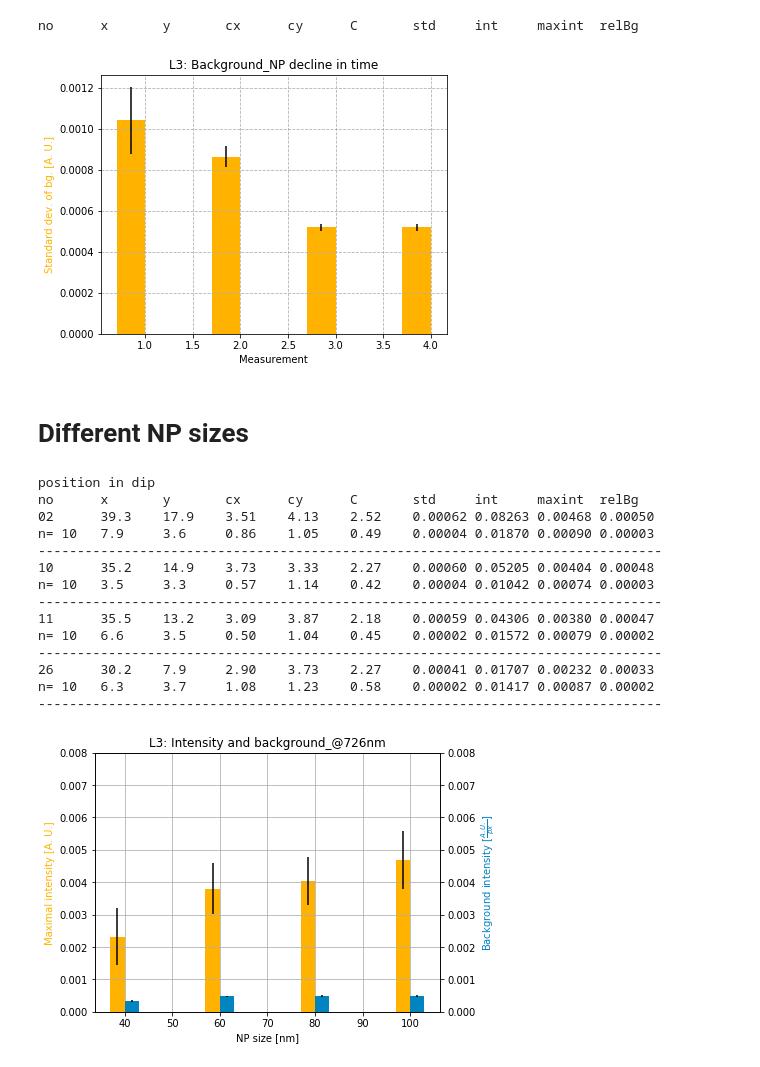
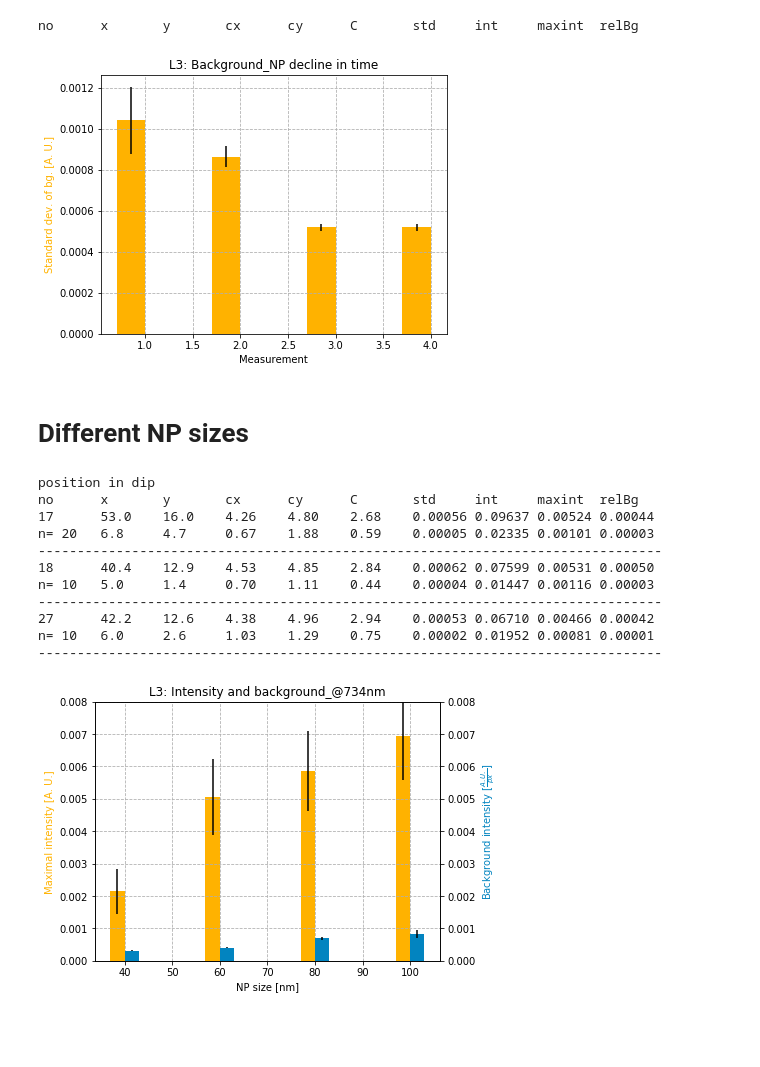
Before and after one commit to Yennda/spr_microscopy, a Jupyter notebook: jup_np_L3.ipynb, the cells around one changed output. Drawn from its saved outputs; the diff is of its cells as text; code cells hidden in the pictures; blank space fills up the shorter version.

```diff
--- a/jup_np_L3.ipynb
+++ b/jup_np_L3.ipynb
@@ -22,11 +20,16 @@ print('\t'.join([str(i) for i in range(9)]))
 x       y       cx      cy      C       std     int     maxint  relBg
 0       1       2       3       4       5       6       7       8
 # %%
-main_folder='C:/Users/jabuk/Documents/jaderka/ufe/results/'
-folder=main_folder+'L3/'
+# main_folder='C:/Users/jabuk/Documents/jaderka/ufe/results/'
+# folder=main_folder+'L3/'
+
+main_folder='C:/SPRUP_data_Jenda/2019_03_13_Jenda_microscopy/'
+# folder=main_folder+'19_08_29_L3/export_np/'
+folder=main_folder+'19_09_02_L3/export_np/'
 # %%
-np=100
-nm=[2, 1, 3, 4, 5]
+#19_08_29_L3
+# np=100
+# nm=[2, 1, 3, 4, 5]
 # np=80
 # nm=[10, 9, 8, 7, 6]
 # np=60
@@ -34,8 +37,18 @@ nm=[2, 1, 3, 4, 5]
 # np=40
 # nm=[26, 25, 22, 23, 24]
 
+# 19_09_02_L3
+# np=100
+# nm=[13, 14, 15, 16, 17]
+# nm+=[6, 8, 7]
+# np=80
+# nm=[22, 21, 20, 19, 18]
+np=60
+nm=[23, 24, 25, 26, 27]
+# nm+=[28, 29, 30]
 
-files=[folder+'norm_{:02.0f}_1'.format(f) for f in nm]
+
+files=[folder+'raw_{:02.0f}_1'.format(f) for f in nm]
 # files+=[folder+'meas_diff_02_1',
 #         folder+'meas_diff_03_1',]
 print('position in dip')
@@ -235,7 +251,7 @@ nm=[5, 6, 15, 15] #jeste 30
 # nm=[26, 25, 22, 23, 24]
 
 
-files=[folder+'norm_{:02.0f}_1'.format(f) for f in nm]
+files=[folder+'raw_{:02.0f}_1'.format(f) for f in nm]
 # files+=[folder+'meas_diff_02_1',
 #         folder+'meas_diff_03_1',]
 
@@ -282,7 +298,7 @@ axes.bar([s-w/2 for s in ts], data1, w, yerr=data1_std, color=yellow, label='x')
 # axesI.bar([s+w/2 for s in ts], data2, w, yerr=data2_std, color=blue,label='y')
 fig.savefig(folder+'plots/'+title.lower()+'_'+name+'.png' , dpi=300,  bbox_inches='tight')
 # %% [output]
-[figure, old version]
+[figure, new version]
 # %% [markdown]
 # Different NP sizes
 # %%
@@ -294,11 +310,21 @@ fig.savefig(folder+'plots/'+title.lower()+'_'+name+'.png' , dpi=300,  bbox_inche
 # nm=[3, 8, 13, 22]
 # wl=728
 # nm=[1, 9, 12, 25]
-wl=726
-nm=[2, 10, 11, 26]
+# wl=726
+# nm=[2, 10, 11, 26]
 
+wl=734
+nm=[17, 18, 27]
+# wl=732
+# nm=[16, 19, 26]
+# wl=730
+# nm=[15, 20, 25]
+# wl=728
+# nm=[14, 21 ,24]
+# wl=726
+# nm=[13, 22, 23]
 
-files=[folder+'norm_{:02.0f}_1'.format(f) for f in nm]
+files=[folder+'raw_{:02.0f}_1'.format(f) for f in nm]
 # files+=[folder+'meas_diff_02_1',
 #         folder+'meas_diff_03_1',]
 print('position in dip')
@@ -319,46 +345,43 @@ for file in files:
 # %% [output]
 position in dip
 no      x       y       cx      cy      C       std     int     maxint  relBg
-02      39.3    17.9    3.51    4.13    2.52    0.00062 0.08263 0.00468 0.00050
-n= 10   7.9     3.6     0.86    1.05    0.49    0.00004 0.01870 0.00090 0.00003
+17      53.0    16.0    4.26    4.80    2.68    0.00056 0.09637 0.00524 0.00044
+n= 20   6.8     4.7     0.67    1.88    0.59    0.00005 0.02335 0.00101 0.00003
 --------------------------------------------------------------------------------
-10      35.2    14.9    3.73    3.33    2.27    0.00060 0.05205 0.00404 0.00048
-n= 10   3.5     3.3     0.57    1.14    0.42    0.00004 0.01042 0.00074 0.00003
+18      40.4    12.9    4.53    4.85    2.84    0.00062 0.07599 0.00531 0.00050
+n= 10   5.0     1.4     0.70    1.11    0.44    0.00004 0.01447 0.00116 0.00003
 --------------------------------------------------------------------------------
-11      35.5    13.2    3.09    3.87    2.18    0.00059 0.04306 0.00380 0.00047
-n= 10   6.6     3.5     0.50    1.04    0.45    0.00002 0.01572 0.00079 0.00002
+27      42.2    12.6    4.38    4.96    2.94    0.00053 0.06710 0.00466 0.00042
+n= 10   6.0     2.6     1.03    1.29    0.75    0.00002 0.01952 0.00081 0.00001
 --------------------------------------------------------------------------------
-26      30.2    7.9     2.90    3.73    2.27    0.00041 0.01707 0.00232 0.00033
-n= 10   6.3     3.7     1.08    1.23    0.58    0.00002 0.01417 0.00087 0.00002
---------------------------------------------------------------------------------
 # %%
 nps=[100, 80, 60, 40]
 data1=[d[7] for d in data]
 data1_std=[d[7] for d in data_std]
 data2=[d[8] for d in data]
 data2_std=[d[8] for d in data_std]
 area=[d[0]*d[1] for d in data]
 
 w=3
 
 fig = plt.figure()
 axes = fig.add_axes([0.1, 0.1, 0.8, 0.9])
-axes.grid('--')
+axes.grid(linestyle='--')
 
 title='Intensity and background_@'+str(wl)+'nm'
 axes.set_title(name+': '+title)
 axes.set_xlabel('NP size [nm]')
 axes.set_ylabel('Maximal intensity [A. U.]', color=yellow)
 axes.set_ylim([0, 0.008])
 
 axesI = axes.twinx()
 axesI.set_ylabel('Background intensity [$\\frac{A. U.}{px}$]', color=blue)
 axesI.set_ylim([0, 0.008])
 
 
 axes.bar([s-w/2 for s in nps], data1, w, yerr=data1_std, color=yellow, label='x')
 
 axesI.bar([s+w/2 for s in nps], data2, w, yerr=data2_std, color=blue,label='y')
 fig.savefig(folder+'plots/'+title.replace(' ', '_').lower()+'_'+name+'.png' , dpi=300,  bbox_inches='tight')
 # %% [output]
-[figure, old version]
+[figure, new version]
```
Also changed, not shown: parts of 13 cells of this notebook, 2 other files.
